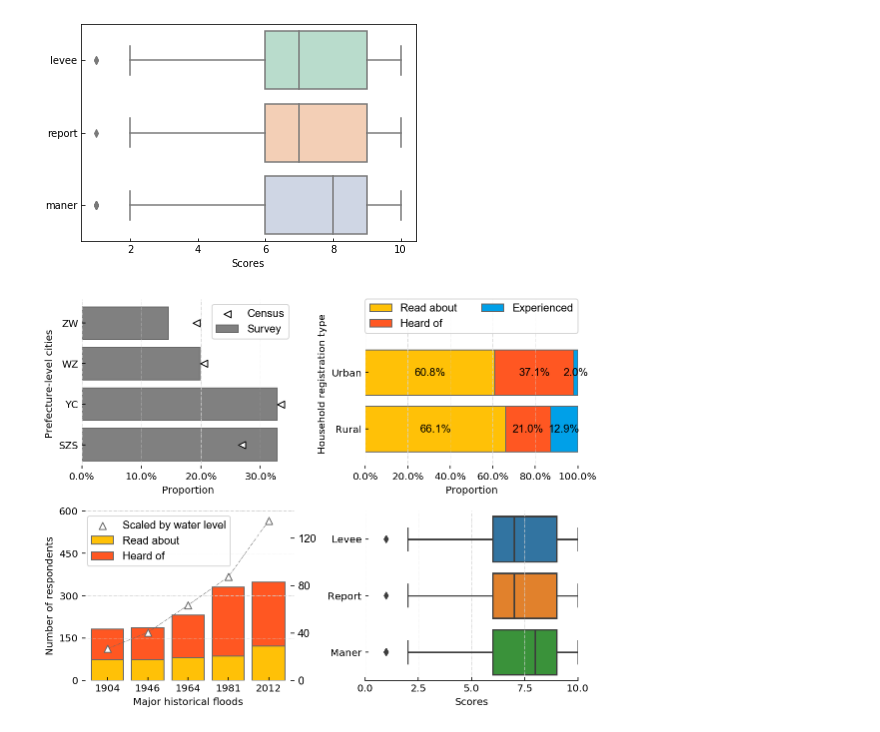
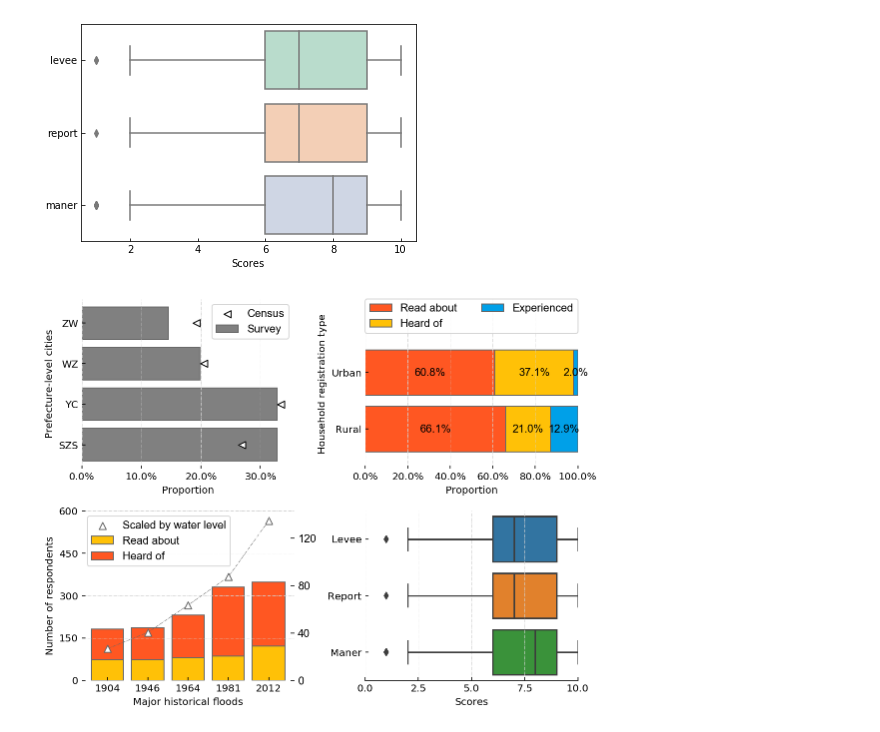
Before and after one commit to SongshGeo/Collective-Memory, a Jupyter notebook: plotting_result1.ipynb, the cells around one changed output. Cells and saved outputs as stored; diff of their text form; code cells hidden in the pictures.

```diff
--- a/plotting_result1.ipynb
+++ b/plotting_result1.ipynb
@@ -286,7 +280,7 @@ ax1.legend()
 df = pd.DataFrame(links2)
 def bar_plot(data, loc, ax, add_label=True):
     right = 0
-    colors = ['#FFC107', '#FF5722', '#00A0E8']  # read, heard, experienced
+    colors = ['#FF5722', '#FFC107', '#00A0E8']  # read, heard, experienced
     labels = ['Read about', 'Heard of', 'Experienced']
     for i in range(len(data)):
         value = data['value'].iloc[i]
@@ -332,32 +326,33 @@ ax4.set_xlabel("Major historical ﬂoods")
 ax4.set_ylabel("Number of respondents")
 ax4.legend(loc=2)
 
 
 # fig E
 sns.boxplot(data=questionnaires[['levee', 'report', 'maner']],
             orient='h', ax=ax6, palette='tab10')
 ax6.set_yticklabels([s.capitalize() for s in ['levee', 'report', 'maner']])
 ax6.set_xlabel("Scores")
 ax6.set_xlim(0, 10)
 
 
 # beautification
 for ax in [ax1, ax2, ax4, ax5, ax6]:
     ax.spines['top'].set_visible(False)
     ax.spines['bottom'].set_visible(False)
     ax.spines['left'].set_visible(False)
     ax.spines['right'].set_visible(False)
 for ax in [ax4]:
     ax.spines['left'].set_visible(False)
     ax.yaxis.grid(color='lightgray', linestyle='-.', linewidth=0.5, zorder=10)
 for ax in [ax1, ax2, ax6]:
     ax.xaxis.grid(color='lightgray', linestyle='-.', linewidth=0.5, zorder=10)
 
 ax4.set_yticks(np.arange(0, n, 150))
 ax5.set_yticks(np.arange(0, 160, 40))
 ax6.spines['bottom'].set_visible(True)
 ax6.set_xticks(np.arange(0, 10.1, 2.5))
 
-plt.savefig('images/result1.jpg', format='jpg', dpi=300);
+# plt.savefig('images/result1.jpg', format='jpg', dpi=300)
+plt.show();
 # %% [output]
-[figure, old version]
+[figure, new version]
```
Also changed, not shown: parts of 2 cells of this notebook, 9 other files.
